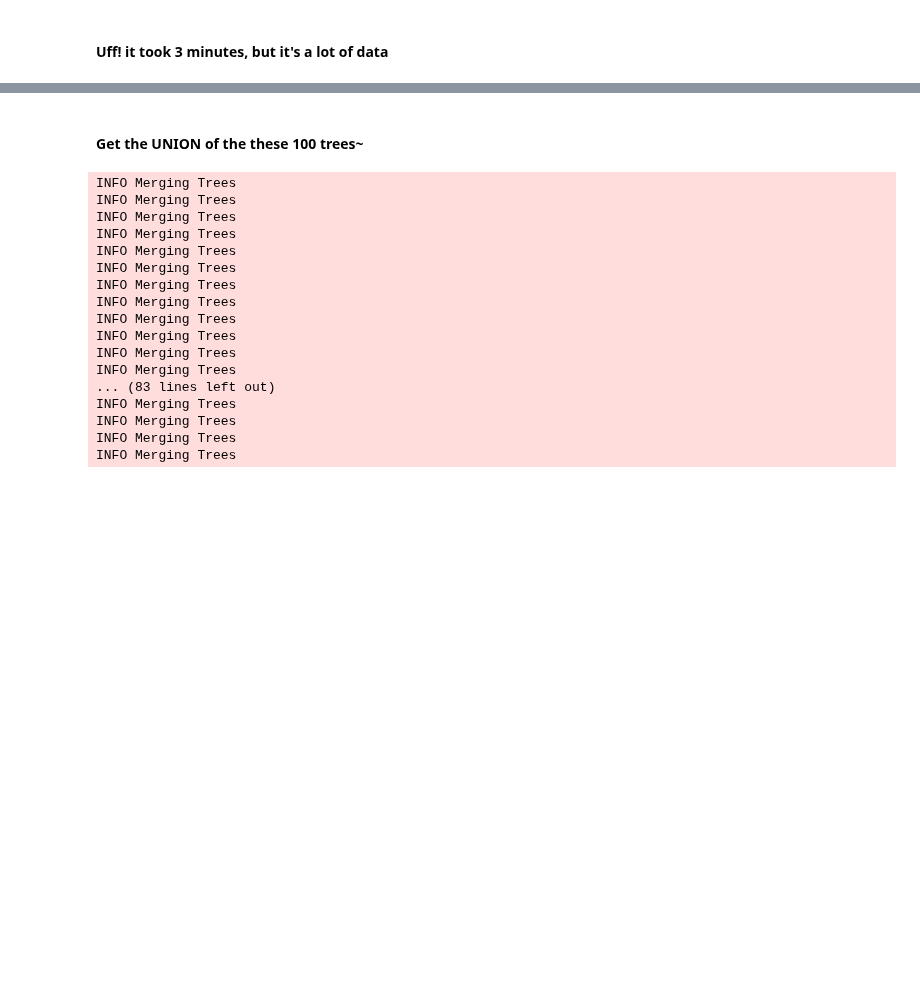
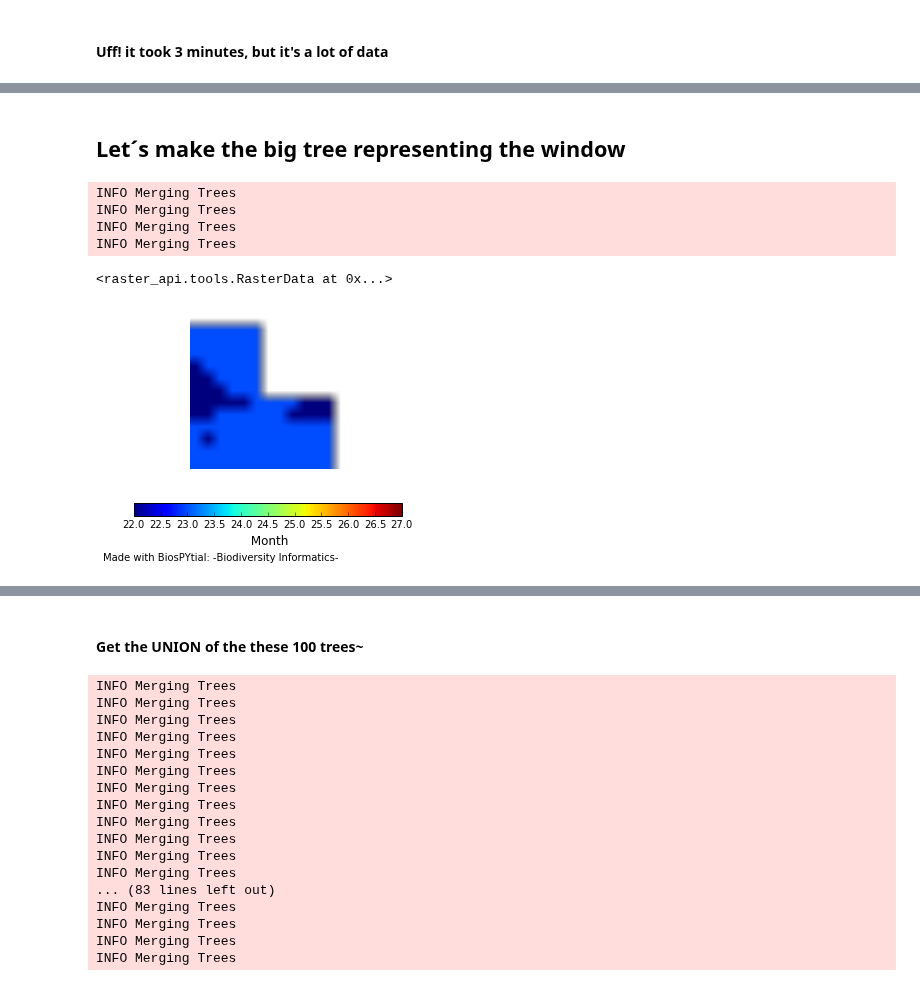
Before and after one commit to molgor/biospytial, a Jupyter notebook: ipython-notebooks/demos/Bursera_and_Friends.ipynb, the cells around one changed output, grey strips where cells are left out. Saved outputs shown, nothing was run; the diff lists cells and outputs as text; code cells hidden in the pictures; blank space fills up the shorter version.

```diff
--- a/ipython-notebooks/demos/Bursera_and_Friends.ipynb
+++ b/ipython-notebooks/demos/Bursera_and_Friends.ipynb
@@ -148,0 +166,17 @@ trees
+# %% [markdown]
+## Let´s make the big tree representing the window
+# %%
+bt = reduce(lambda a,b : a+b, trees)
+# %% [output]
+INFO Merging Trees
+INFO Merging Trees
+INFO Merging Trees
+INFO Merging Trees
+# %%
+bt.associatedData.getAssociatedRasterAreaData(string_selection="MeanTemperature")
+# %% [output]
+<raster_api.tools.RasterData at 0x...>
+# %%
+bt.associatedData.raster_MeanTemperature.display_field()
+# %% [output]
+[figure, added]
```
Also changed, not shown: parts of 15 cells of this notebook, 5 other files.
